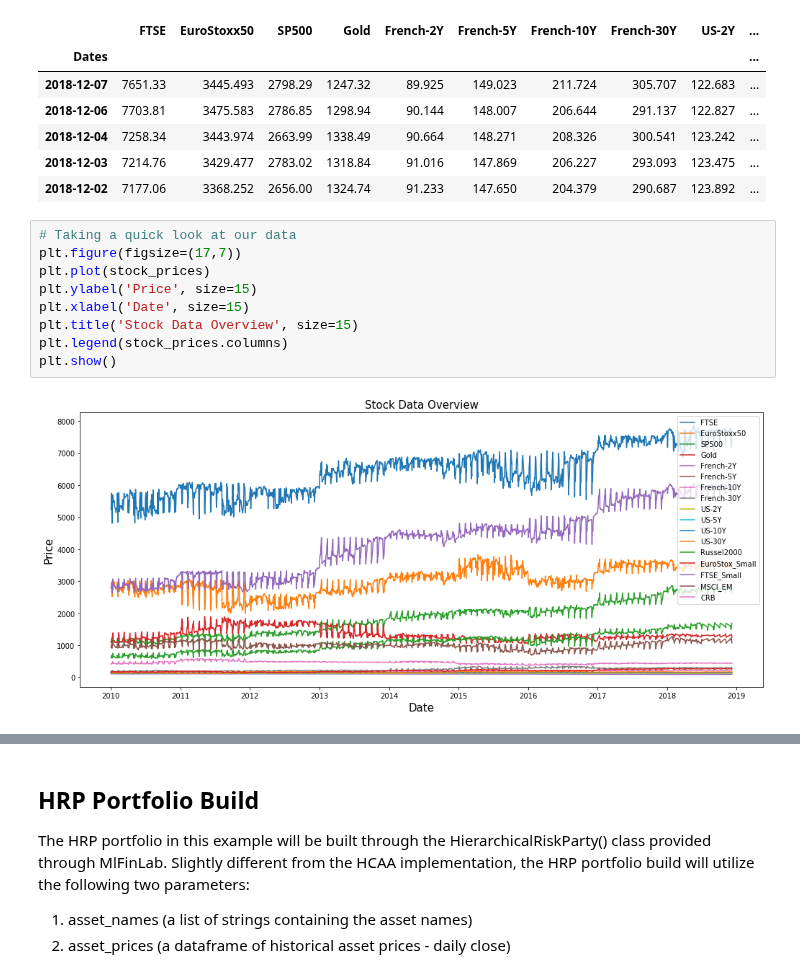
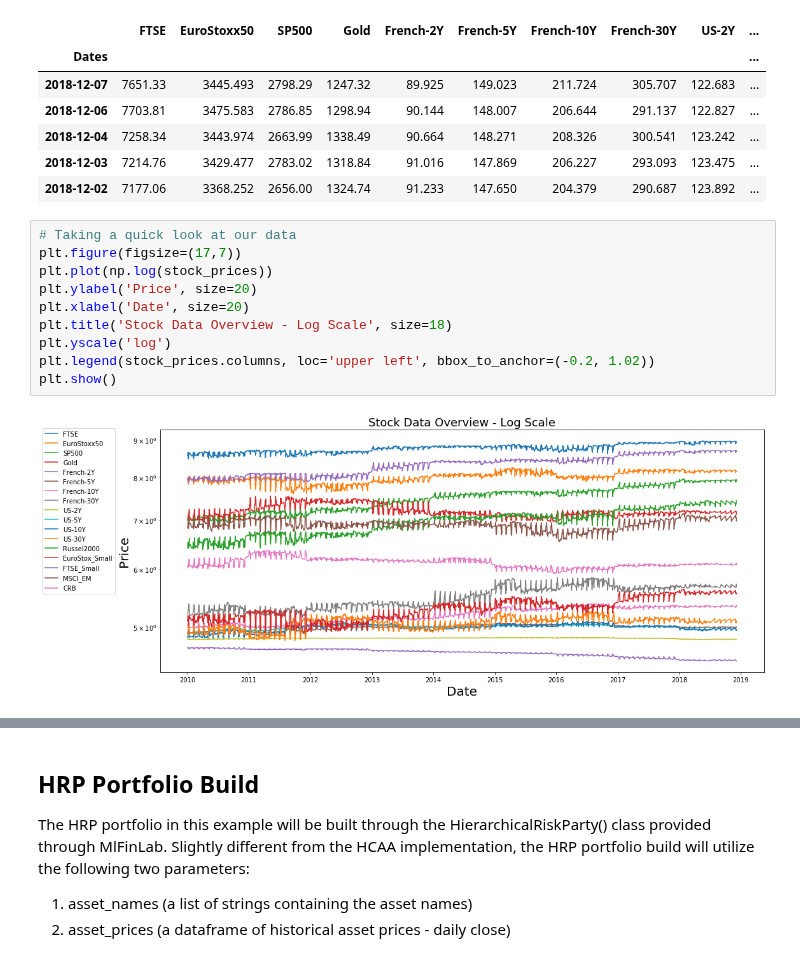
Before and after one commit to tzw101/research, a Jupyter notebook: Portfolio Optimisation Tutorials/HCAA & HRP Comparison/HCAA_HRP_comparison.ipynb, the cells around one changed output, grey strips where cells are left out. Drawn from its saved outputs; the diff is of its cells as text.

Commit message:
Changes made to HCAA/HRP Comparison notebook
- added volatility graph
- changed plot label sizes
- added comparison between HCAA (min. variance) & HRP
- fixed dendrogram xlabels

```diff
--- a/Portfolio Optimisation Tutorials/HCAA & HRP Comparison/HCAA_HRP_comparison.ipynb
+++ b/Portfolio Optimisation Tutorials/HCAA & HRP Comparison/HCAA_HRP_comparison.ipynb
@@ -58,11 +58,12 @@ stock_prices.head()
 # %%
 # Taking a quick look at our data
 plt.figure(figsize=(17,7))
-plt.plot(stock_prices)
-plt.ylabel('Price', size=15)
-plt.xlabel('Date', size=15)
-plt.title('Stock Data Overview', size=15)
-plt.legend(stock_prices.columns)
+plt.plot(np.log(stock_prices))
+plt.ylabel('Price', size=20)
+plt.xlabel('Date', size=20)
+plt.title('Stock Data Overview - Log Scale', size=18)
+plt.yscale('log')
+plt.legend(stock_prices.columns, loc='upper left', bbox_to_anchor=(-0.2, 1.02))
 plt.show()
 # %% [output]
-[figure, old version]
+[figure, new version]
```
Also changed, not shown: parts of 12 cells of this notebook.
